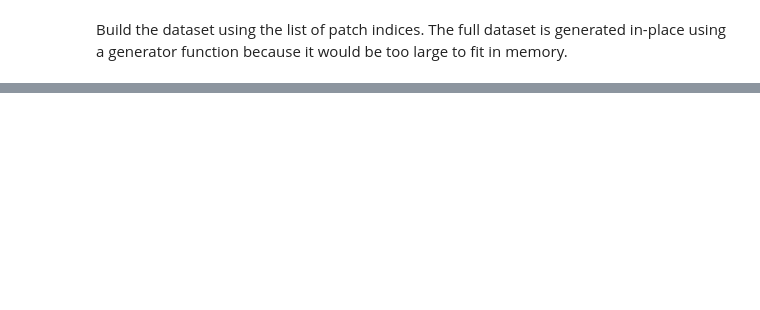
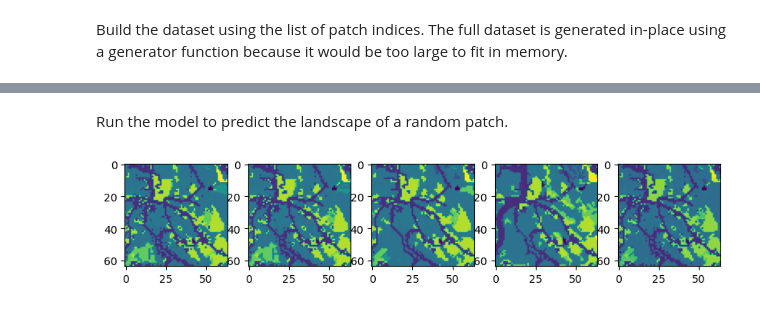
Before and after one commit to VandyDataScience/land-trust-3, a Jupyter notebook: ConvLSTMPatches.ipynb, the cells around one changed output, grey strips where cells are left out. Drawn from its saved outputs; the diff is of its cells as text; code cells hidden in the pictures; blank space fills up the shorter version.

Commit message:
Update Conv LSTM with trained model

```diff
--- a/ConvLSTMPatches.ipynb
+++ b/ConvLSTMPatches.ipynb
@@ -42,11 +50,16 @@ prefix.shape
 # %%
 def get_zero_pixels(i, j):
     """Calculates the number of zero pixels in the patch with corner at (i, j)."""
-    zeros = prefix[i + PATCH_SIZE - 1, j + PATCH_SIZE - 1]
+    zeros = zero_prefix[i + PATCH_SIZE - 1, j + PATCH_SIZE - 1]
     if i > 0 and j > 0:
-        zeros += prefix[i - 1, j - 1]
+        zeros += zero_prefix[i - 1, j - 1]
     if i > 0:
-        zeros -= prefix[i - 1, j + PATCH_SIZE - 1]
+        zeros -= zero_prefix[i - 1, j + PATCH_SIZE - 1]
     if j > 0:
-        zeros -= prefix[i + PATCH_SIZE - 1, j - 1]
+        zeros -= zero_prefix[i + PATCH_SIZE - 1, j - 1]
     return zeros
+# %%
+change_prefix = np.zeros_like(image, dtype=np.uint32)
+change_prefix[images[0, :, :] != images[-1, :, :]] = 1
+change_prefix = np.cumsum(np.cumsum(change_prefix, axis=0, dtype=np.uint32), axis=1, dtype=np.uint32)
+change_prefix.shape
@@ -53,3 +68,14 @@ def get_zero_pixels(i, j):
+# %%
+def get_changed_pixels(i, j):
+    """Calculates the number of changed pixels in the patch with corner at (i, j)."""
+    changes = change_prefix[i + PATCH_SIZE - 1, j + PATCH_SIZE - 1]
+    if i > 0 and j > 0:
+        changes += change_prefix[i - 1, j - 1]
+    if i > 0:
+        changes -= change_prefix[i - 1, j + PATCH_SIZE - 1]
+    if j > 0:
+        changes -= change_prefix[i + PATCH_SIZE - 1, j - 1]
+    return changes
 # %% [markdown]
 Determine the possible categories and normalize them to integer values starting at 0.
 # %%
@@ -72,8 +117,11 @@ for i in range(0, images.shape[1] - PATCH_SIZE, OVERLAP_SIZE):
         zeros = get_zero_pixels(i, j)
         if zeros >= PATCH_SIZE * PATCH_SIZE * MAX_EMPTY_RATIO:
             continue
+        changes = get_changed_pixels(i, j)
+        if changes >= PATCH_SIZE * PATCH_SIZE * MIN_CHANGE_RATIO:
+            continue
         indices.append((i, j))
-del prefix  # Not needed anymore
+del zero_prefix, change_prefix
 indices = np.array(indices)
 rng.shuffle(indices)
 indices.shape
@@ -146,0 +281,12 @@ model.fit(train_ds, epochs=EPOCHS, validation_data=val_ds)
+# %% [markdown]
+Run the model to predict the landscape of a random patch.
+# %%
+x = random.randint(2000, 16000)
+y = random.randint(3000, 32000)
+patch = images[-TIME_STEPS:, x:x + PATCH_SIZE, y:y + PATCH_SIZE]
+fig, axs = plt.subplots(1, 5, figsize=(10, 50))
+for i, ax in enumerate(axs):
+    ax.imshow(patch[i, :, :])
+plt.show()
+# %% [output]
+[figure, added]
```
Also changed, not shown: parts of 18 cells of this notebook, 1 other file.
